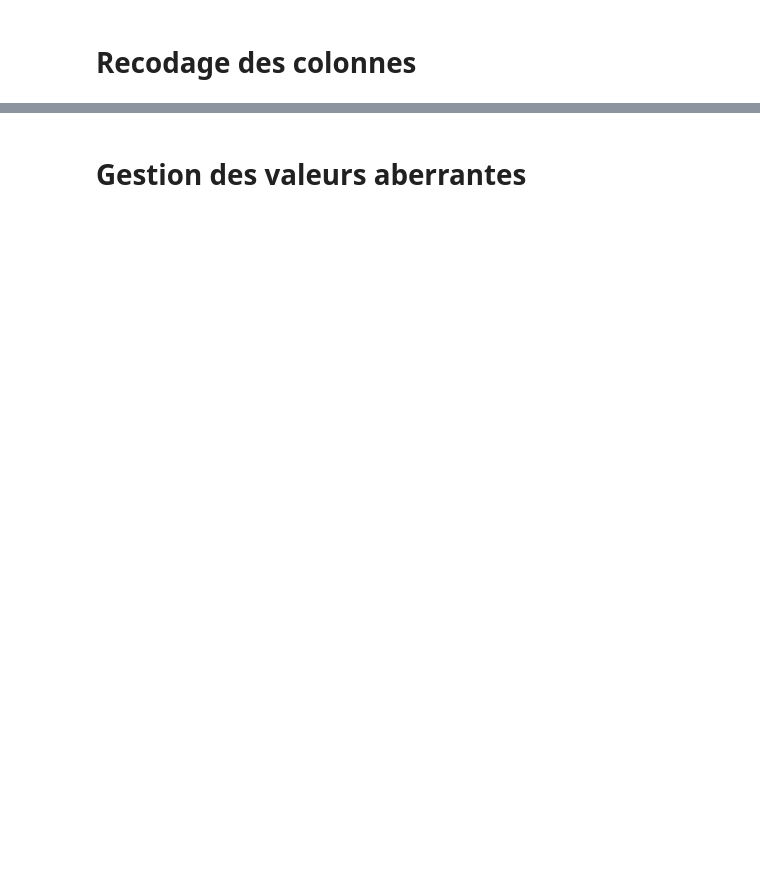
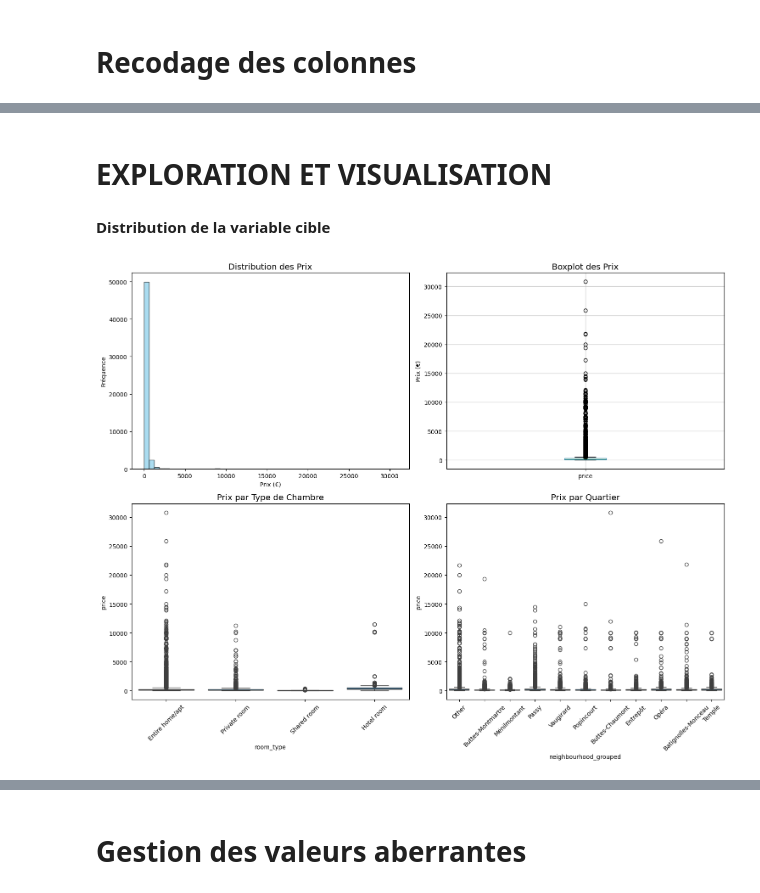
Before and after one commit to TCHIKSON/Python-Analyse-des-donn-es-pour-une-IA, a Jupyter notebook: TP_cars_price_prediction/air_bnb_TCHIKAYA_Kevin.ipynb, the cells around one changed output, grey strips where cells are left out. Saved outputs shown, nothing was run; the diff lists cells and outputs as text; code cells hidden in the pictures; blank space fills up the shorter version.

```diff
--- a/TP_cars_price_prediction/air_bnb_TCHIKAYA_Kevin.ipynb
+++ b/TP_cars_price_prediction/air_bnb_TCHIKAYA_Kevin.ipynb
@@ -42,2 +131,5 @@ d- Conversion des type de colonnes
 # %% [markdown]
 # Recodage des colonnes
+# %%
+# copie pour le recodage
+df_processed = df_selected.copy()
@@ -43,0 +140,4 @@ d- Conversion des type de colonnes
+# %%
+le_room = LabelEncoder()
+df_processed['room_type_encoded'] = le_room.fit_transform(df_processed['room_type'])
+print(f"  - room_type: {dict(zip(le_room.classes_, le_room.transform(le_room.classes_)))}")
@@ -43,0 +148,6 @@ d- Conversion des type de colonnes
+# %%
+top_neigh = df_processed['neighbourhood_cleansed'].value_counts().nlargest(10).index
+
+df_processed['neighbourhood_grouped'] = df_processed['neighbourhood_cleansed'].apply(
+    lambda x: x if x in top_neigh else 'Other'
+)
@@ -43,0 +156,7 @@ d- Conversion des type de colonnes
+# %%
+
+le_neighbourhood = LabelEncoder()
+df_processed['neighbourhood_encoded'] = le_neighbourhood.fit_transform(df_processed['neighbourhood_grouped'])
+
+print("\nEncodage neighbourhood_grouped :")
+print(dict(zip(le_neighbourhood.classes_, le_neighbourhood.transform(le_neighbourhood.classes_))))
@@ -43,0 +198,36 @@ d- Conversion des type de colonnes
+# %% [markdown]
+# EXPLORATION ET VISUALISATION
+# %% [markdown]
+**Distribution de la variable cible**
+# %%
+fig, axes = plt.subplots(2, 2, figsize=(15, 12))
+
+# Prix - distribution
+axes[0,0].hist(df_processed['price'], bins=50, alpha=0.7, color='skyblue', edgecolor='black')
+axes[0,0].set_title('Distribution des Prix', fontsize=14)
+axes[0,0].set_xlabel('Prix (€)')
+axes[0,0].set_ylabel('Fréquence')
+
+# Prix - boxplot
+df_processed.boxplot(column='price', ax=axes[0,1])
+axes[0,1].set_title('Boxplot des Prix', fontsize=14)
+axes[0,1].set_ylabel('Prix (€)')
+
+# Prix par type de chambre
+sns.boxplot(data=df_processed, x='room_type', y='price', ax=axes[1,0])
+axes[1,0].set_title('Prix par Type de Chambre', fontsize=14)
+axes[1,0].tick_params(axis='x', rotation=45)
+
+# Prix par quartier
+sns.boxplot(data=df_processed, x='neighbourhood_grouped', y='price', ax=axes[1,1])
+axes[1,1].set_title('Prix par Quartier', fontsize=14)
+axes[1,1].tick_params(axis='x', rotation=45)
+
+plt.tight_layout()
+import os
+output_dir = "outputs"
+os.makedirs(output_dir, exist_ok=True)
+plt.savefig(f'{output_dir}/airbnb_exploration.png', dpi=300, bbox_inches='tight')
+plt.show()
+# %% [output]
+[figure, added]
```
Also changed, not shown: parts of 69 cells of this notebook, 9 other files.
